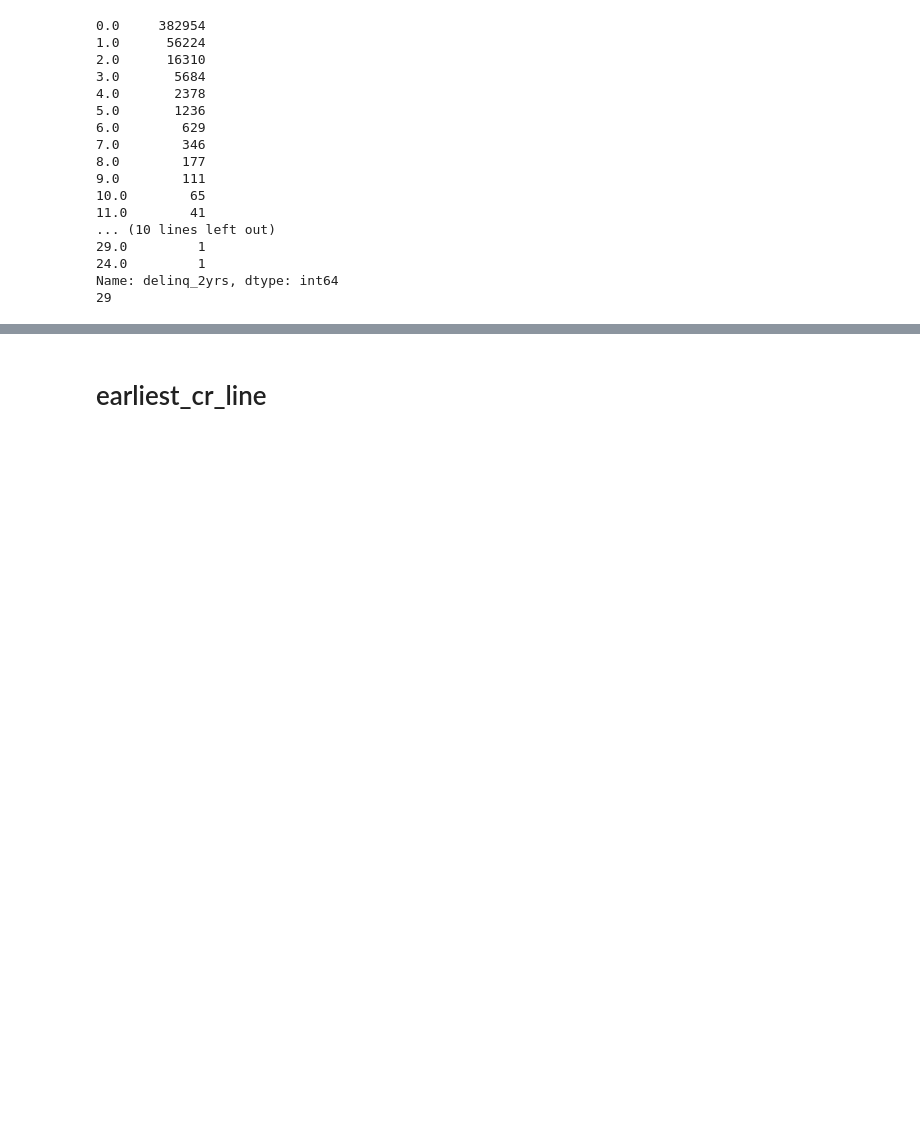
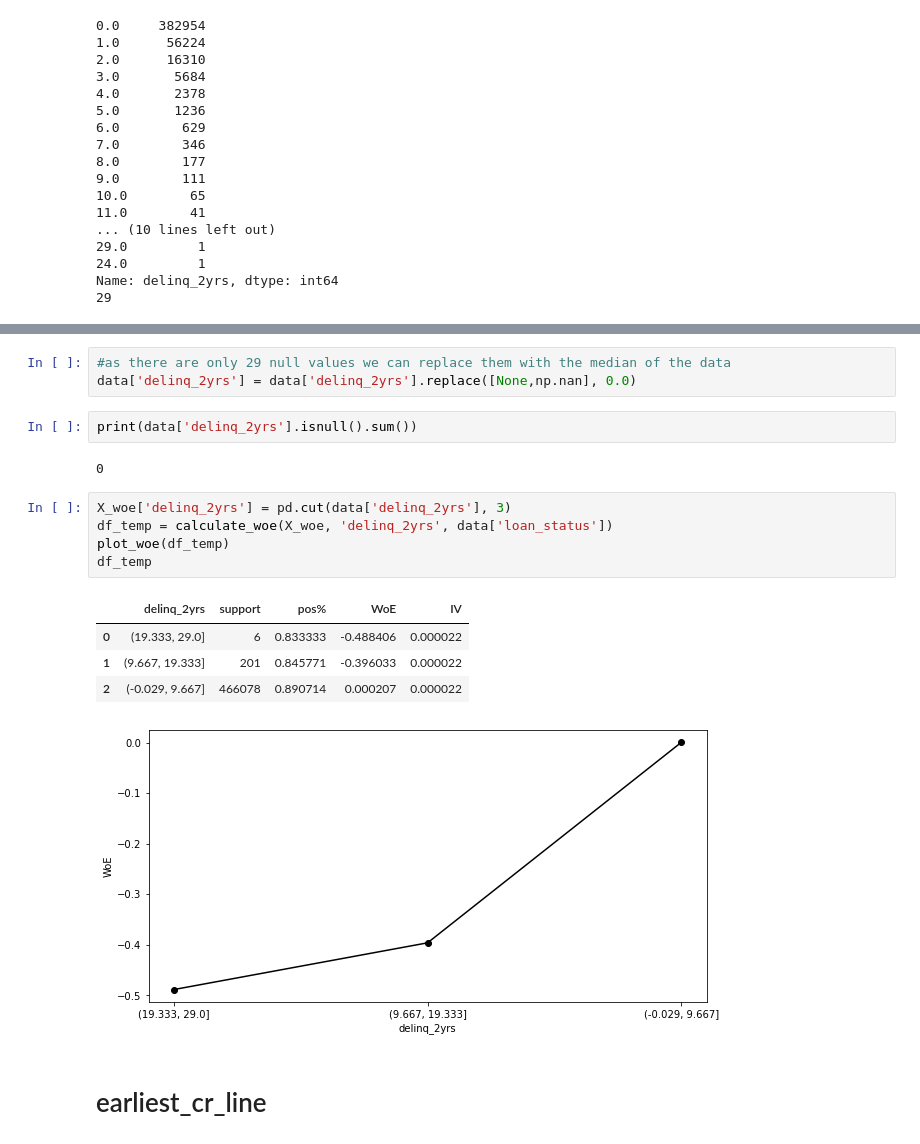
Before and after one commit to Ach113/Loan-Approval-Scoring-System, a Jupyter notebook: LoanApprovalScoring.ipynb, the cells around one changed output, grey strips where cells are left out. Saved outputs shown, nothing was run; the diff lists cells and outputs as text; blank space fills up the shorter version.

```diff
--- a/LoanApprovalScoring.ipynb
+++ b/LoanApprovalScoring.ipynb
@@ -528,3 +497,21 @@ Name: delinq_2yrs, dtype: int64
+# %%
+#as there are only 29 null values we can replace them with the median of the data
+data['delinq_2yrs'] = data['delinq_2yrs'].replace([None,np.nan], 0.0)
+# %%
+print(data['delinq_2yrs'].isnull().sum())
+# %% [output]
+0
+# %%
+X_woe['delinq_2yrs'] = pd.cut(data['delinq_2yrs'], 3)
+df_temp = calculate_woe(X_woe, 'delinq_2yrs', data['loan_status'])
+plot_woe(df_temp)
+df_temp
+# %% [output]
+|  | delinq_2yrs | support | pos% | WoE | IV |
+| 0 | (19.333, 29.0] | 6 | 0.833333 | -0.488406 | 0.000022 |
+| 1 | (9.667, 19.333] | 201 | 0.845771 | -0.396033 | 0.000022 |
+| 2 | (-0.029, 9.667] | 466078 | 0.890714 | 0.000207 | 0.000022 |
+[figure, added]
 # %% [markdown]
 # earliest_cr_line
 # %%
```
Also changed, not shown: parts of 49 cells of this notebook.
